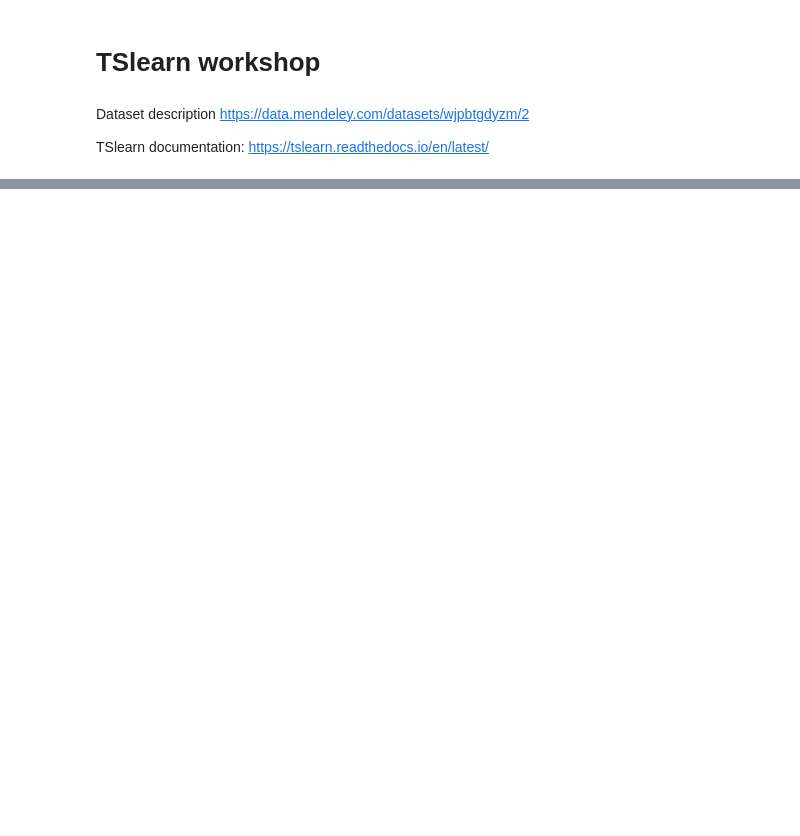
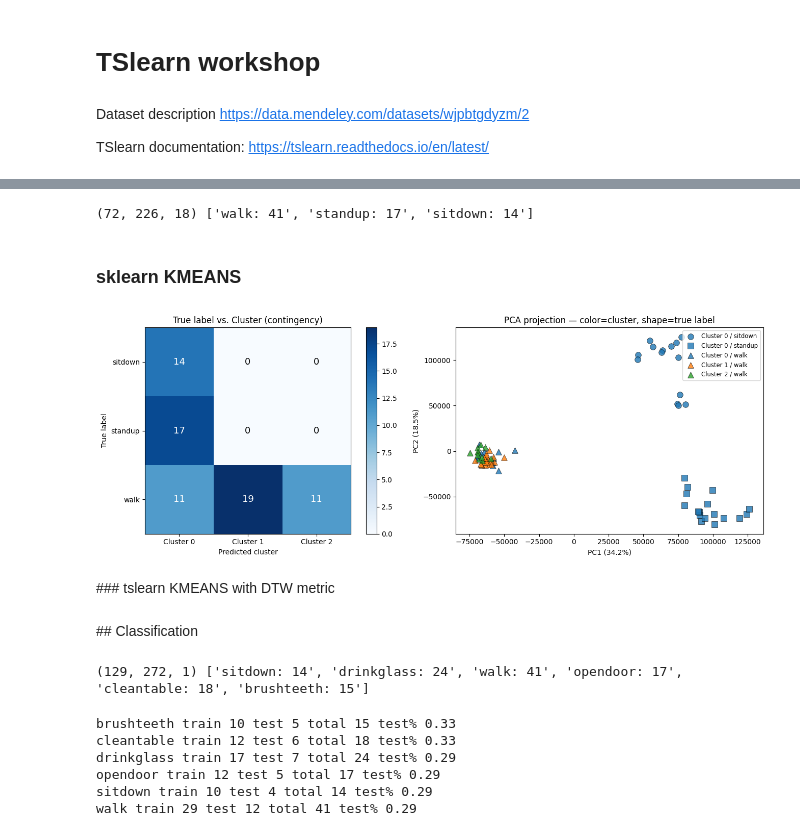
Before and after one commit to ia-p16/tslearn-workshop-2026, a Jupyter notebook: workshop.ipynb, the cells around one changed output, grey strips where cells are left out. Cells and saved outputs as stored; diff of their text form; code cells hidden in the pictures; blank space fills up the shorter version.

```diff
--- a/workshop.ipynb
+++ b/workshop.ipynb
@@ -49,0 +111,35 @@ visualize_dataset_overview(labels, tasks, dataset)
+# %%
+task_labels = ["walk", "standup", "sitdown"]
+volunteers =  [1]
+imus = None
+features = ["x-acc", "y-acc", "z-acc"]
+
+n_clusters = len(task_labels)
+
+dataset, tasks = get_X_y(volunteers=volunteers, imus=imus, features=features, task_labels=task_labels)
+labels = np.array(tasks)[:, 2]
+print(dataset.shape, [f"{task_label}: {np.count_nonzero(labels == task_label)}" for task_label in task_labels])
+# %% [output]
+(72, 226, 18) ['walk: 41', 'standup: 17', 'sitdown: 14']
+# %% [markdown]
+### sklearn KMEANS
+# %%
+from sklearn.impute import SimpleImputer
+from sklearn.preprocessing  import StandardScaler
+from sklearn.metrics import adjusted_rand_score
+from sklearn.cluster import KMeans
+
+from tslearn.utils import to_sklearn_dataset
+
+from utils import visualize_clustering_results
+
+sk_dataset = to_sklearn_dataset(dataset)
+sk_dataset = SimpleImputer(strategy="constant", fill_value =0.0).fit_transform(sk_dataset)
+sk_dataset = StandardScaler().fit_transform(sk_dataset)
+cl_sk_kmeans = KMeans(n_clusters=n_clusters, random_state=0).fit(sk_dataset)
+
+visualize_clustering_results(cl_sk_kmeans, dataset, labels)
+# %% [output]
+[figure, added]
+# %% [markdown]
+### tslearn KMEANS with DTW metric
@@ -49,0 +154,38 @@ visualize_dataset_overview(labels, tasks, dataset)
+# %% [markdown]
+## Classification
+# %%
+task_labels = ["sitdown", "drinkglass", "walk", "opendoor", "cleantable", "brushteeth"]
+volunteers =  [1]
+imus = ["back"]
+features = ["z-acc"]
+n_classes = len(task_labels)
+
+dataset, tasks = get_X_y(volunteers=volunteers, imus=imus, features=features, task_labels=task_labels)
+labels = np.array(tasks)[:, 2]
+print(dataset.shape, [f"{task_label}: {np.count_nonzero(labels == task_label)}" for task_label in task_labels])
+# %% [output]
+(129, 272, 1) ['sitdown: 14', 'drinkglass: 24', 'walk: 41', 'opendoor: 17', 'cleantable: 18', 'brushteeth: 15']
+# %%
+# split the dataset while preserving the label distribution (stratification) and shuffling the data
+from sklearn.model_selection import train_test_split
+
+from tslearn.preprocessing import TimeSeriesScalerMeanVariance
+
+dataset = TimeSeriesScalerMeanVariance().fit_transform(dataset)
+
+train_data, test_data, train_labels, test_labels = train_test_split(
+    dataset, labels, test_size=0.3, random_state=0, stratify=labels, shuffle=True
+)
+for x in np.unique(labels):
+    print(x,
+          "train", len(np.argwhere(train_labels==x)),
+          "test", len(np.argwhere(test_labels==x)),
+          "total", len(np.argwhere(labels==x)),
+          "test%", np.round((len(np.argwhere(test_labels==x)) / len(np.argwhere(labels==x))), 2) if len(np.argwhere(labels==x)) > 0 else 0.0)
+# %% [output]
+brushteeth train 10 test 5 total 15 test% 0.33
+cleantable train 12 test 6 total 18 test% 0.33
+drinkglass train 17 test 7 total 24 test% 0.29
+opendoor train 12 test 5 total 17 test% 0.29
+sitdown train 10 test 4 total 14 test% 0.29
+walk train 29 test 12 total 41 test% 0.29
```
Also changed, not shown: parts of 36 cells of this notebook.
